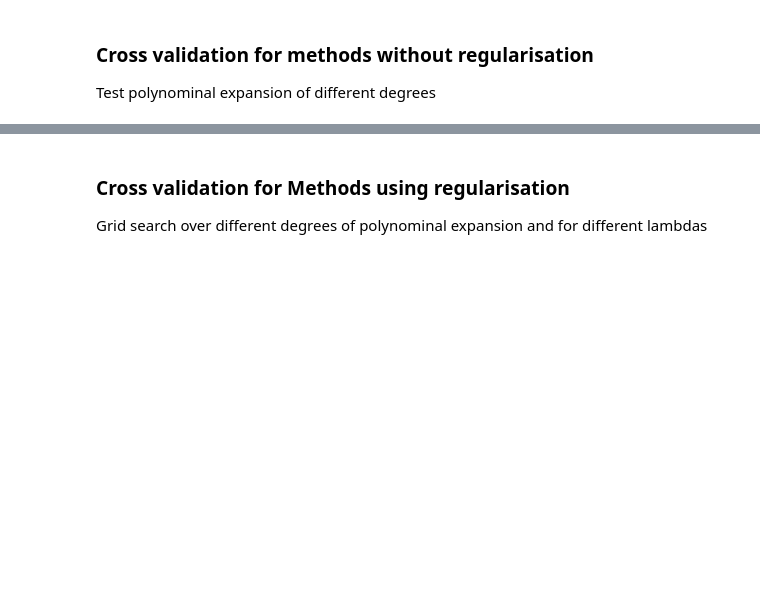
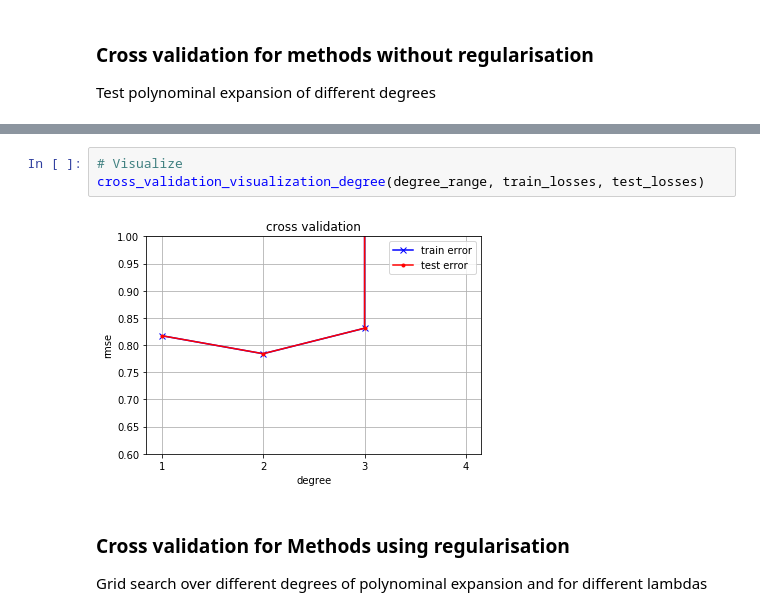
Before and after one commit to eliasmpw/Machine_Learning_2018, a Jupyter notebook: Cross_validation.ipynb, the cells around one changed output, grey strips where cells are left out. Saved outputs shown, nothing was run; the diff lists cells and outputs as text; blank space fills up the shorter version.

```diff
--- a/Cross_validation.ipynb
+++ b/Cross_validation.ipynb
@@ -150,4 +163,9 @@ iteration        200    loss:  0.5545227714019784
 KeyboardInterrupt:
+# %%
+# Visualize
+cross_validation_visualization_degree(degree_range, train_losses, test_losses)
+# %% [output]
+[figure, added]
 # %% [markdown]
 ### Cross validation for Methods using regularisation
 Grid search over different degrees of polynominal expansion and for different lambdas
```
Also changed, not shown: parts of 8 cells of this notebook, 10 other files.
